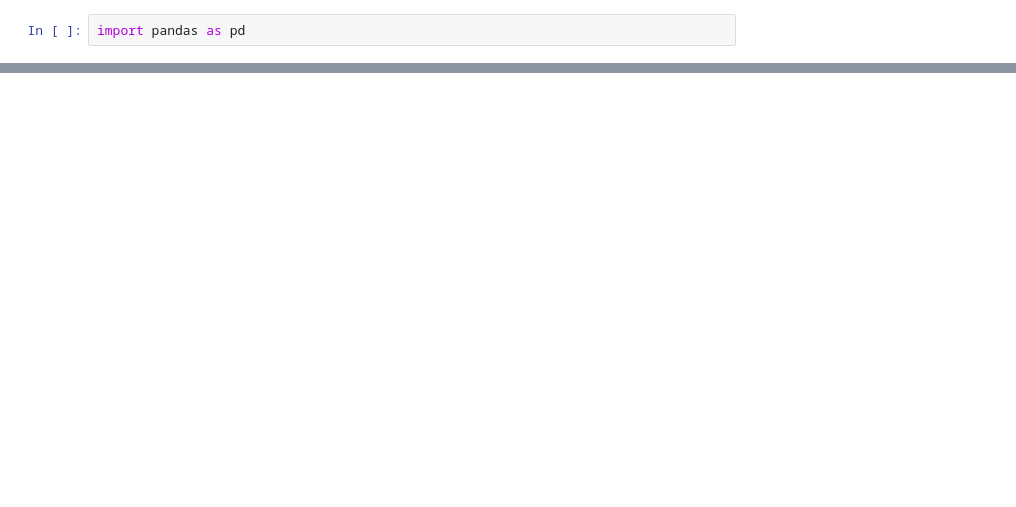
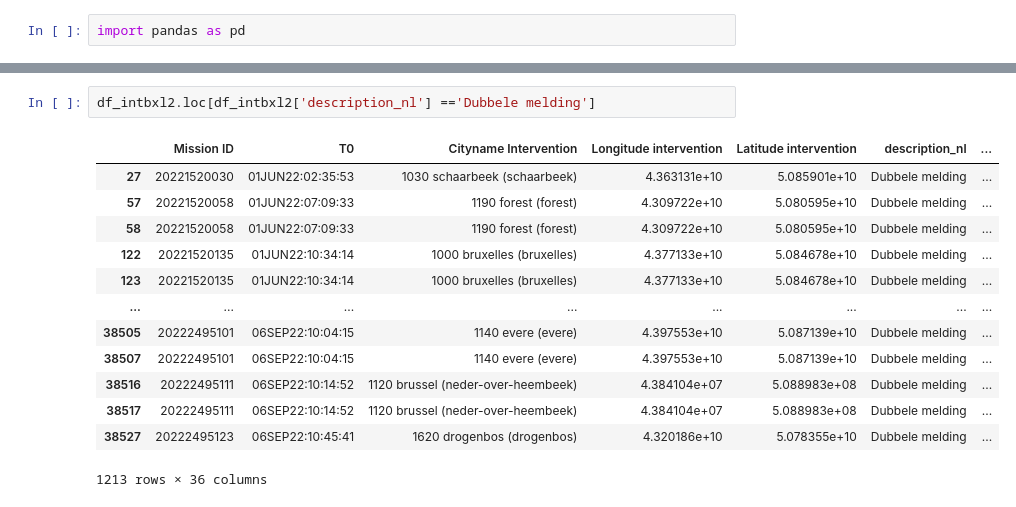
Before and after one commit to isa-sc/mda-project, a Jupyter notebook: script 1.ipynb, the cells around one changed output, grey strips where cells are left out. Cells and saved outputs as stored; diff of their text form; blank space fills up the shorter version.

```diff
--- a/script 1.ipynb
+++ b/script 1.ipynb
@@ -63,0 +78,16 @@ df_ambloc.head()
+# %%
+df_intbxl2.loc[df_intbxl2['description_nl'] =='Dubbele melding']
+# %% [output]
+|  | Mission ID | T0 | Cityname Intervention | Longitude intervention | Latitude intervention | description_nl | ... |
+| 27 | 20221520030 | 01JUN22:02:35:53 | 1030 schaarbeek (schaarbeek) | 4.363131e+10 | 5.085901e+10 | Dubbele melding | ... |
+| 57 | 20221520058 | 01JUN22:07:09:33 | 1190 forest (forest) | 4.309722e+10 | 5.080595e+10 | Dubbele melding | ... |
+| 58 | 20221520058 | 01JUN22:07:09:33 | 1190 forest (forest) | 4.309722e+10 | 5.080595e+10 | Dubbele melding | ... |
+| 122 | 20221520135 | 01JUN22:10:34:14 | 1000 bruxelles (bruxelles) | 4.377133e+10 | 5.084678e+10 | Dubbele melding | ... |
+| 123 | 20221520135 | 01JUN22:10:34:14 | 1000 bruxelles (bruxelles) | 4.377133e+10 | 5.084678e+10 | Dubbele melding | ... |
+| ... | ... | ... | ... | ... | ... | ... | ... |
+| 38505 | 20222495101 | 06SEP22:10:04:15 | 1140 evere (evere) | 4.397553e+10 | 5.087139e+10 | Dubbele melding | ... |
+| 38507 | 20222495101 | 06SEP22:10:04:15 | 1140 evere (evere) | 4.397553e+10 | 5.087139e+10 | Dubbele melding | ... |
+| 38516 | 20222495111 | 06SEP22:10:14:52 | 1120 brussel (neder-over-heembeek) | 4.384104e+07 | 5.088983e+08 | Dubbele melding | ... |
+| 38517 | 20222495111 | 06SEP22:10:14:52 | 1120 brussel (neder-over-heembeek) | 4.384104e+07 | 5.088983e+08 | Dubbele melding | ... |
+| 38527 | 20222495123 | 06SEP22:10:45:41 | 1620 drogenbos (drogenbos) | 4.320186e+10 | 5.078355e+10 | Dubbele melding | ... |
+1213 rows × 36 columns
```
Also changed, not shown: parts of 9 cells of this notebook.
